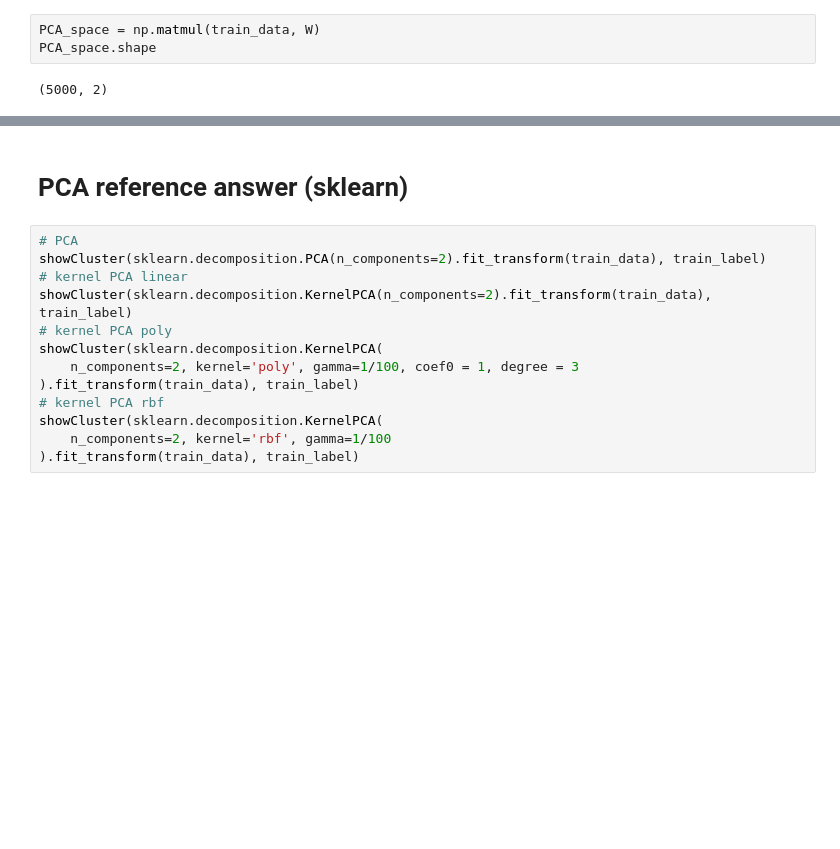
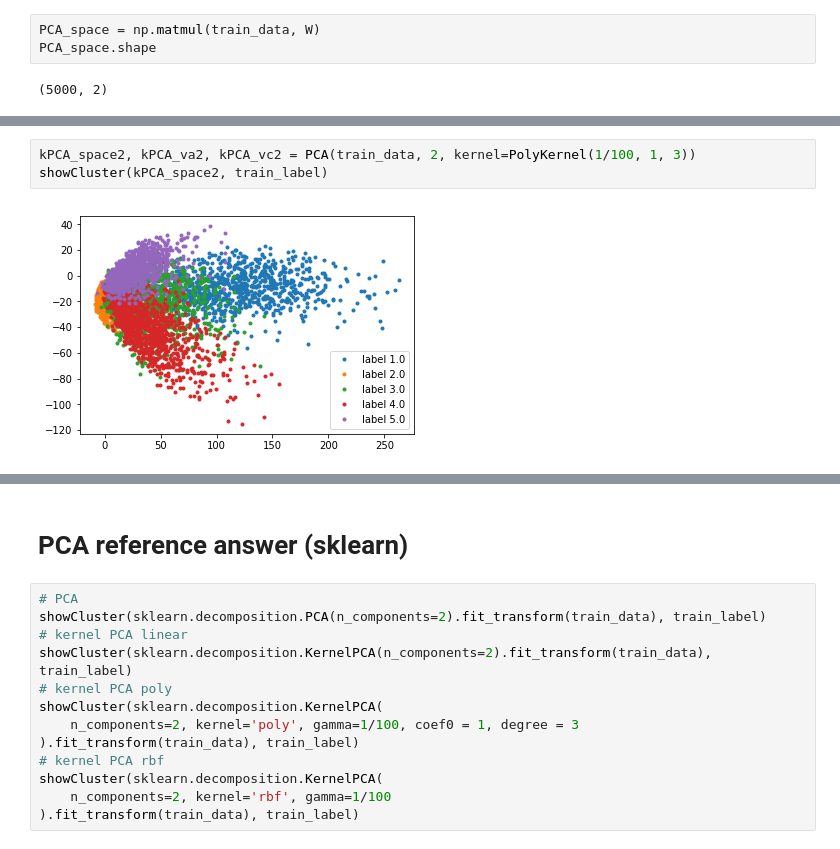
Before and after one commit to csielee/2018ML, a Jupyter notebook: HW7/HW7.ipynb, the cells around one changed output, grey strips where cells are left out. Saved outputs shown, nothing was run; the diff lists cells and outputs as text; blank space fills up the shorter version.

```diff
--- a/HW7/HW7.ipynb
+++ b/HW7/HW7.ipynb
@@ -136 +155,6 @@ kPCA_space, kPCA_w = PCA(train_data, 2, kernel=LinearKernel())
+# %%
+kPCA_space2, kPCA_va2, kPCA_vc2 = PCA(train_data, 2, kernel=PolyKernel(1/100, 1, 3))
+showCluster(kPCA_space2, train_label)
+# %% [output]
+[figure, added]
 # %%
```
Also changed, not shown: parts of 29 cells of this notebook.
